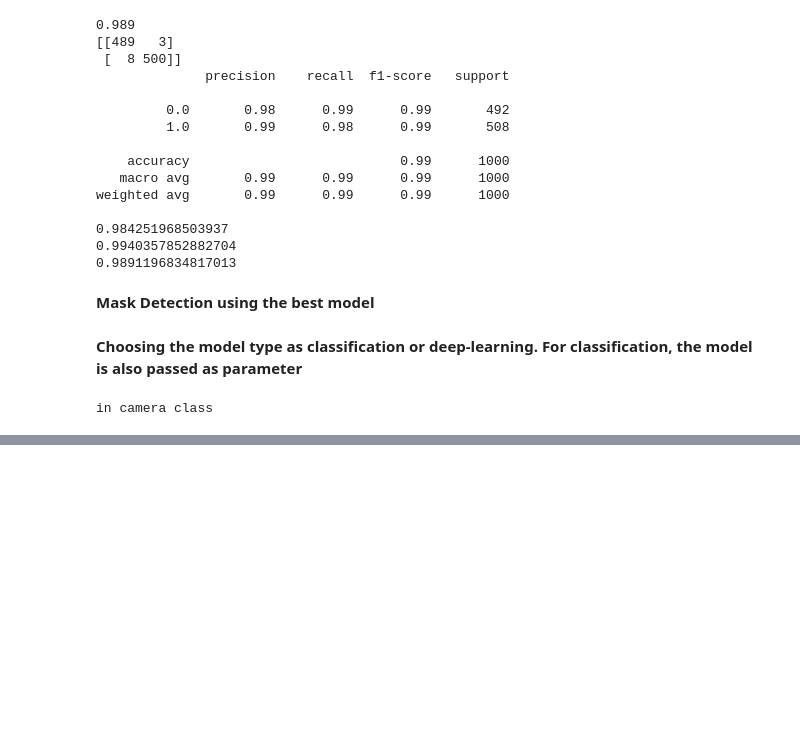
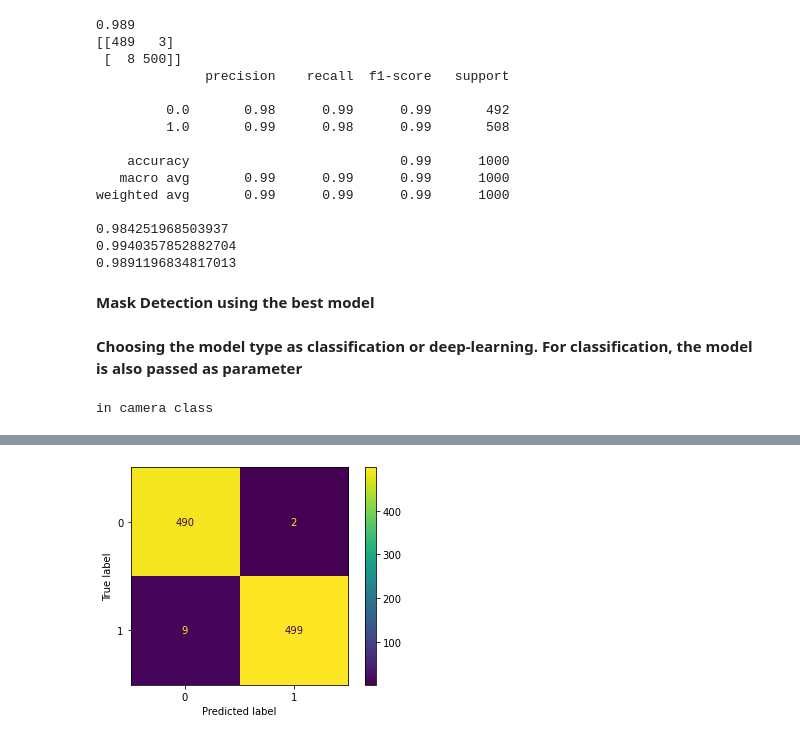
Before and after one commit to sohanasarah/FaceMaskDetection, a Jupyter notebook: evaulation.ipynb, the cells around one changed output, grey strips where cells are left out. Cells and saved outputs as stored; diff of their text form; code cells hidden in the pictures; blank space fills up the shorter version.

```diff
--- a/evaulation.ipynb
+++ b/evaulation.ipynb
@@ -91,0 +124,9 @@ in camera class
+# %%
+dt_cm = confusion_matrix(dt_ytest,dt_pred)
+svm_cm = confusion_matrix(svm_ytest,svm_pred)
+knn_cm = confusion_matrix(knn_ytest,knn_pred)
+# %%
+from sklearn.metrics import ConfusionMatrixDisplay
+cm_display = ConfusionMatrixDisplay(svm_cm).plot()
+# %% [output]
+[figure, added]
```
Also changed, not shown: parts of 6 cells of this notebook.
